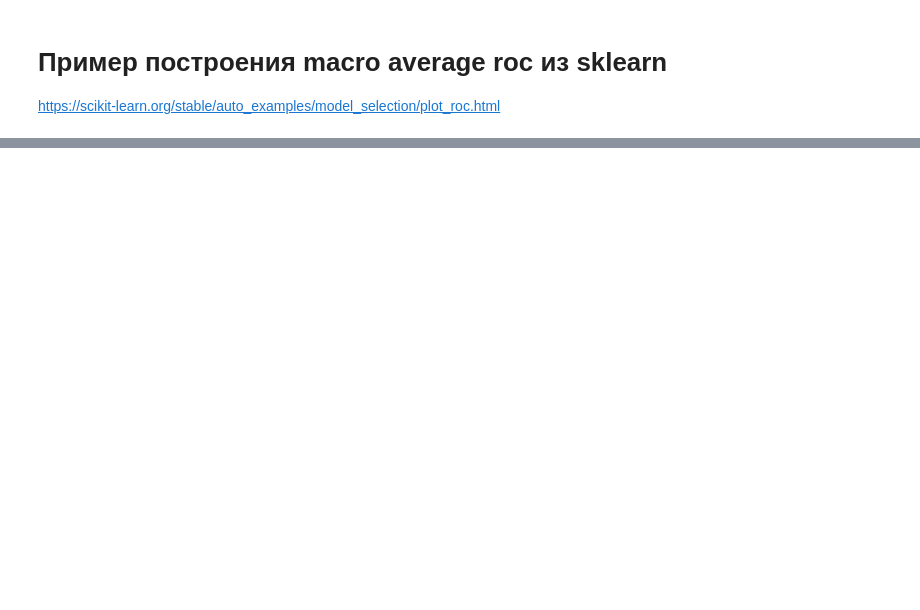
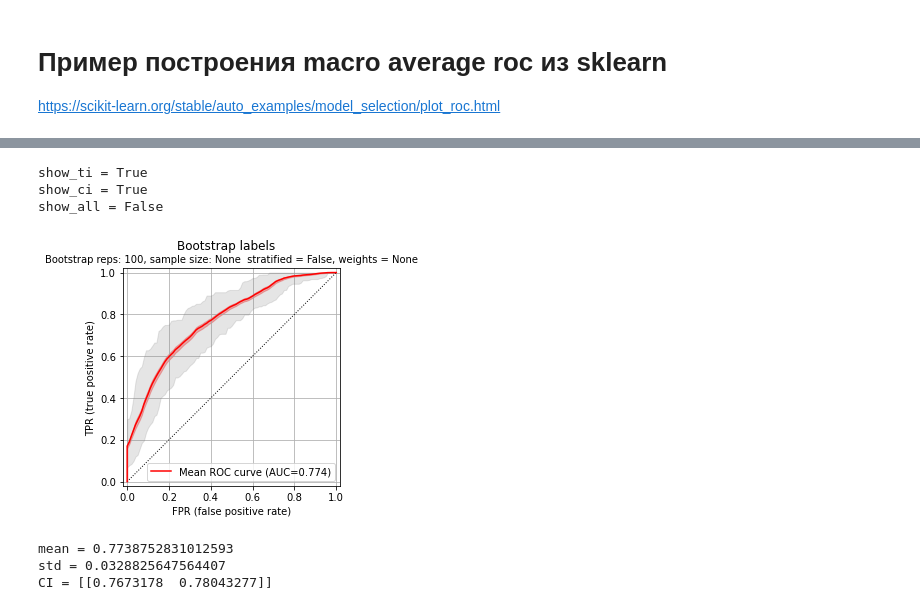
Before and after one commit to mykolesiko/git_utils_multiversion, a Jupyter notebook: roc_multi_3.ipynb, the cells around one changed output, grey strips where cells are left out. Saved outputs shown, nothing was run; the diff lists cells and outputs as text; code cells hidden in the pictures; blank space fills up the shorter version.

```diff
--- a/roc_multi_3.ipynb
+++ b/roc_multi_3.ipynb
@@ -364,11 +392,21 @@ print(y_test_old.shape)
 # %%
-n_samples = 100
+n_bootstrap = 100
 rets = ru.plot_roc_bootstrap(y_score, y_test_old,
-                      n_bootstrap=n_samples,
+                      n_bootstrap=n_bootstrap,
                       title="Bootstrap labels",
                       multi = "Classes",
                       num_classes_or_labels = 3)
+# %% [output]
+show_ti = True
+show_ci = True
+show_all = False
+[figure, added]
 # %%
 print(f"mean = {rets['auc_mean']}")
 print(f"std = {rets['auc_std']}")
 print(f"CI = {rets['auc95_ci']}")
+print(f"TI = {rets['auc95_ti']}")
+# %% [output]
+mean = 0.7738752831012593
+std = 0.0328825647564407
+CI = [[0.7673178  0.78043277]]
```
Also changed, not shown: parts of 15 cells of this notebook, 3 other files.
